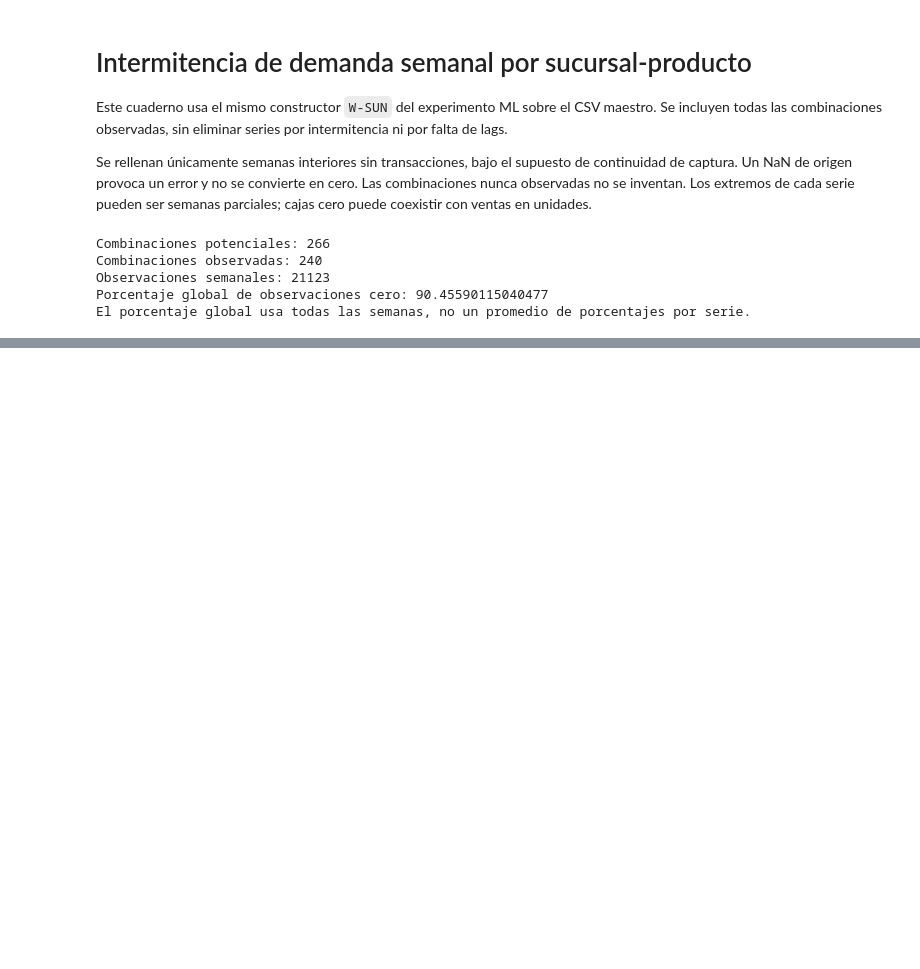
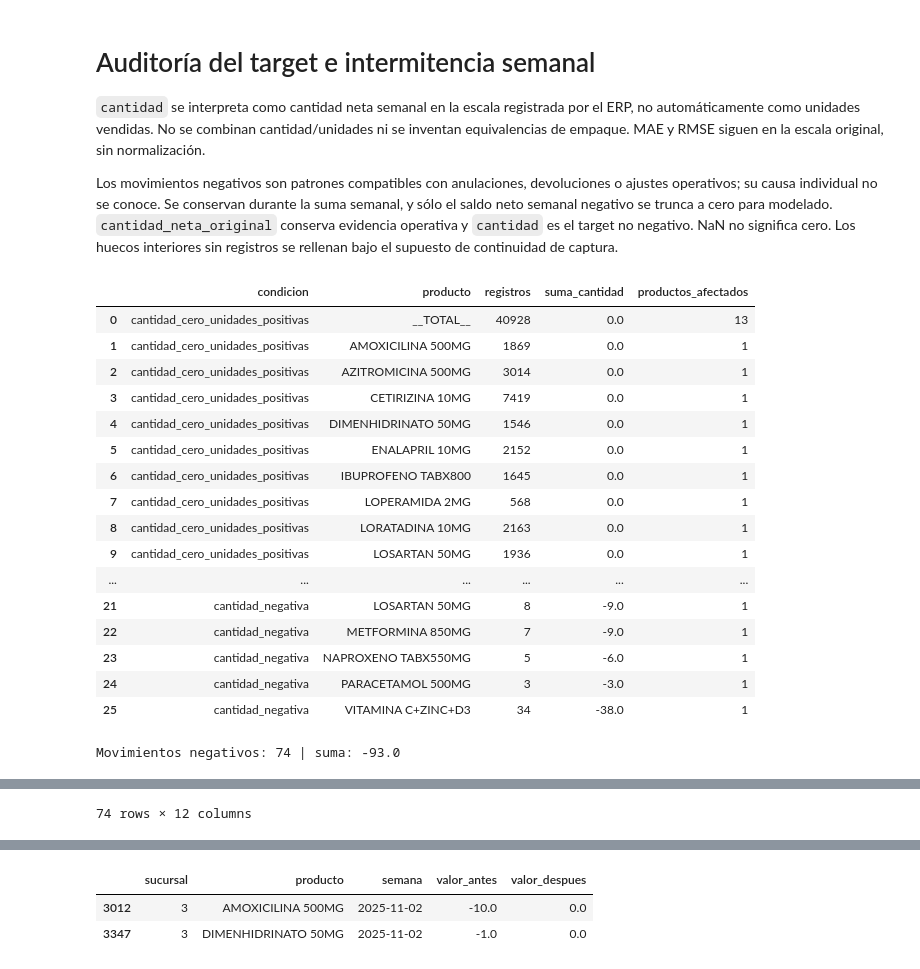
Before and after one commit to Victor-Andree/Modelos_ML, a Jupyter notebook: notebooks/08_EDA_Intermitencia_Series.ipynb, the cells around one changed output, grey strips where cells are left out. Saved outputs shown, nothing was run; the diff lists cells and outputs as text; code cells hidden in the pictures; blank space fills up the shorter version.

```diff
--- a/notebooks/08_EDA_Intermitencia_Series.ipynb
+++ b/notebooks/08_EDA_Intermitencia_Series.ipynb
@@ -1,32 +1,66 @@
 # %% [markdown]
-# Intermitencia de demanda semanal por sucursal-producto
-Este cuaderno usa el mismo constructor `W-SUN` del experimento ML sobre el CSV maestro. Se incluyen todas las combinaciones observadas, sin eliminar series por intermitencia ni por falta de lags.
+# Auditoría del target e intermitencia semanal
+`cantidad` se interpreta como cantidad neta semanal en la escala registrada por el ERP, no automáticamente como unidades vendidas. No se combinan cantidad/unidades ni se inventan equivalencias de empaque. MAE y RMSE siguen en la escala original, sin normalización.
 
-Se rellenan únicamente semanas interiores sin transacciones, bajo el supuesto de continuidad de captura. Un NaN de origen provoca un error y no se convierte en cero. Las combinaciones nunca observadas no se inventan. Los extremos de cada serie pueden ser semanas parciales; cajas cero puede coexistir con ventas en unidades.
+Los movimientos negativos son patrones compatibles con anulaciones, devoluciones o ajustes operativos; su causa individual no se conoce. Se conservan durante la suma semanal, y sólo el saldo neto semanal negativo se trunca a cero para modelado. `cantidad_neta_original` conserva evidencia operativa y `cantidad` es el target no negativo. NaN no significa cero. Los huecos interiores sin registros se rellenan bajo el supuesto de continuidad de captura.
 # %%
 import sys
+import json
 from pathlib import Path
 import pandas as pd
 import matplotlib.pyplot as plt
 sys.path.insert(0, str(Path('..').resolve()))
-from src.preprocessing.demanda_semanal import construir_semanal, resumir_intermitencia
+from src.preprocessing.demanda_semanal import (
+    construir_semanal, resumir_intermitencia, excluir_semana_corte, auditar_target)
 
 df = pd.read_csv('../datasets/dataset_maestro_dashboard.csv')
-semanal = construir_semanal(df)
-df_intermitencia = resumir_intermitencia(semanal)
+df['fecdoc'] = pd.to_datetime(df['fecdoc'], errors='raise')
 salida = Path('../resultados/semanal')
 salida.mkdir(parents=True, exist_ok=True)
-print('Combinaciones potenciales:', df.sucursal.nunique() * df.producto.nunique())
-print('Combinaciones observadas:', len(df_intermitencia))
-print('Observaciones semanales:', len(semanal))
-print('Porcentaje global de observaciones cero:', semanal.cantidad.eq(0).mean() * 100)
-print('El porcentaje global usa todas las semanas, no un promedio de porcentajes por serie.')
-with pd.option_context('display.max_rows', None):
-    display(df_intermitencia.sort_values('porcentaje_demanda_cero', ascending=False))
-df_intermitencia.to_csv(salida / 'intermitencia_semanal.csv', index=False)
+auditoria = auditar_target(df)
+auditoria.to_csv(salida / 'auditoria_target.csv', index=False)
+display(auditoria)
+negativos = df[df.cantidad.lt(0)].copy()
+negativos.to_csv(salida / 'movimientos_negativos_originales.csv', index_label='indice_original')
+print('Movimientos negativos:', len(negativos), '| suma:', negativos.cantidad.sum())
+display(negativos.sort_values('fecdoc'))
+display(negativos.groupby(['sucursal','producto']).cantidad.agg(['count','sum','min']))
+
+semanal = construir_semanal(df)
+evaluable, excluidas = excluir_semana_corte(semanal)
+ajustes = semanal[semanal.cantidad_neta_original.lt(0)].copy()
+ajustes = ajustes.rename(columns={'cantidad_neta_original':'valor_antes', 'cantidad':'valor_despues'})
+ajustes.to_csv(salida / 'ajustes_negativos_semanales.csv', index=False)
+display(ajustes)
+resumen_auditoria = {
+    'movimientos_negativos': len(negativos), 'suma_movimientos_negativos': float(negativos.cantidad.sum()),
+    'semanas_netas_negativas': len(ajustes),
+    'cantidad_cero_unidades_positivas': int((df.cantidad.eq(0) & df.unidades.gt(0)).sum()),
+    'cantidad_positiva_unidades_positivas': int((df.cantidad.gt(0) & df.unidades.gt(0)).sum()),
+    'observaciones_semanales_calendario': len(semanal), 'semanas_evaluables': len(evaluable),
+    'observaciones_excluidas_corte': len(excluidas),
+    'transacciones_semana_cruzada': int(df.fecdoc.between('2025-12-29','2026-01-04 23:59:59.999999999').sum())
+}
+(salida / 'resumen_auditoria_target.json').write_text(json.dumps(resumen_auditoria, indent=2), encoding='utf-8')
+semanal.to_csv(salida / 'dataset_semanal.csv', index=False)
+evaluable.to_csv(salida / 'dataset_semanal_evaluable.csv', index=False)
+excluidas.to_csv(salida / 'semanas_excluidas_corte.csv', index=False)
 # %% [output]
+|  | condicion | producto | registros | suma_cantidad | productos_afectados |
+| 0 | cantidad_cero_unidades_positivas | __TOTAL__ | 40928 | 0.0 | 13 |
+| 1 | cantidad_cero_unidades_positivas | AMOXICILINA 500MG | 1869 | 0.0 | 1 |
+| 2 | cantidad_cero_unidades_positivas | AZITROMICINA 500MG | 3014 | 0.0 | 1 |
+| 3 | cantidad_cero_unidades_positivas | CETIRIZINA 10MG | 7419 | 0.0 | 1 |
+| 4 | cantidad_cero_unidades_positivas | DIMENHIDRINATO 50MG | 1546 | 0.0 | 1 |
+| 5 | cantidad_cero_unidades_positivas | ENALAPRIL 10MG | 2152 | 0.0 | 1 |
+| 6 | cantidad_cero_unidades_positivas | IBUPROFENO TABX800 | 1645 | 0.0 | 1 |
+| 7 | cantidad_cero_unidades_positivas | LOPERAMIDA 2MG | 568 | 0.0 | 1 |
+| 8 | cantidad_cero_unidades_positivas | LORATADINA 10MG | 2163 | 0.0 | 1 |
+| 9 | cantidad_cero_unidades_positivas | LOSARTAN 50MG | 1936 | 0.0 | 1 |
+| ... | ... | ... | ... | ... | ... |
+| 21 | cantidad_negativa | LOSARTAN 50MG | 8 | -9.0 | 1 |
+| 22 | cantidad_negativa | METFORMINA 850MG | 7 | -9.0 | 1 |
+| 23 | cantidad_negativa | NAPROXENO TABX550MG | 5 | -6.0 | 1 |
+| 24 | cantidad_negativa | PARACETAMOL 500MG | 3 | -3.0 | 1 |
+| 25 | cantidad_negativa | VITAMINA C+ZINC+D3 | 34 | -38.0 | 1 |
-Combinaciones potenciales: 266
-Combinaciones observadas: 240
-Observaciones semanales: 21123
-Porcentaje global de observaciones cero: 90.45590115040477
-El porcentaje global usa todas las semanas, no un promedio de porcentajes por serie.
+Movimientos negativos: 74 | suma: -93.0
@@ -49,0 +79 @@ El porcentaje global usa todas las semanas, no un promedio de porcentajes por se
+74 rows × 12 columns
@@ -49,0 +98,3 @@ El porcentaje global usa todas las semanas, no un promedio de porcentajes por se
+|  | sucursal | producto | semana | valor_antes | valor_despues |
+| 3012 | 3 | AMOXICILINA 500MG | 2025-11-02 | -10.0 | 0.0 |
+| 3347 | 3 | DIMENHIDRINATO 50MG | 2025-11-02 | -1.0 | 0.0 |
```
Also changed, not shown: parts of 6 cells of this notebook, 35 other files.
